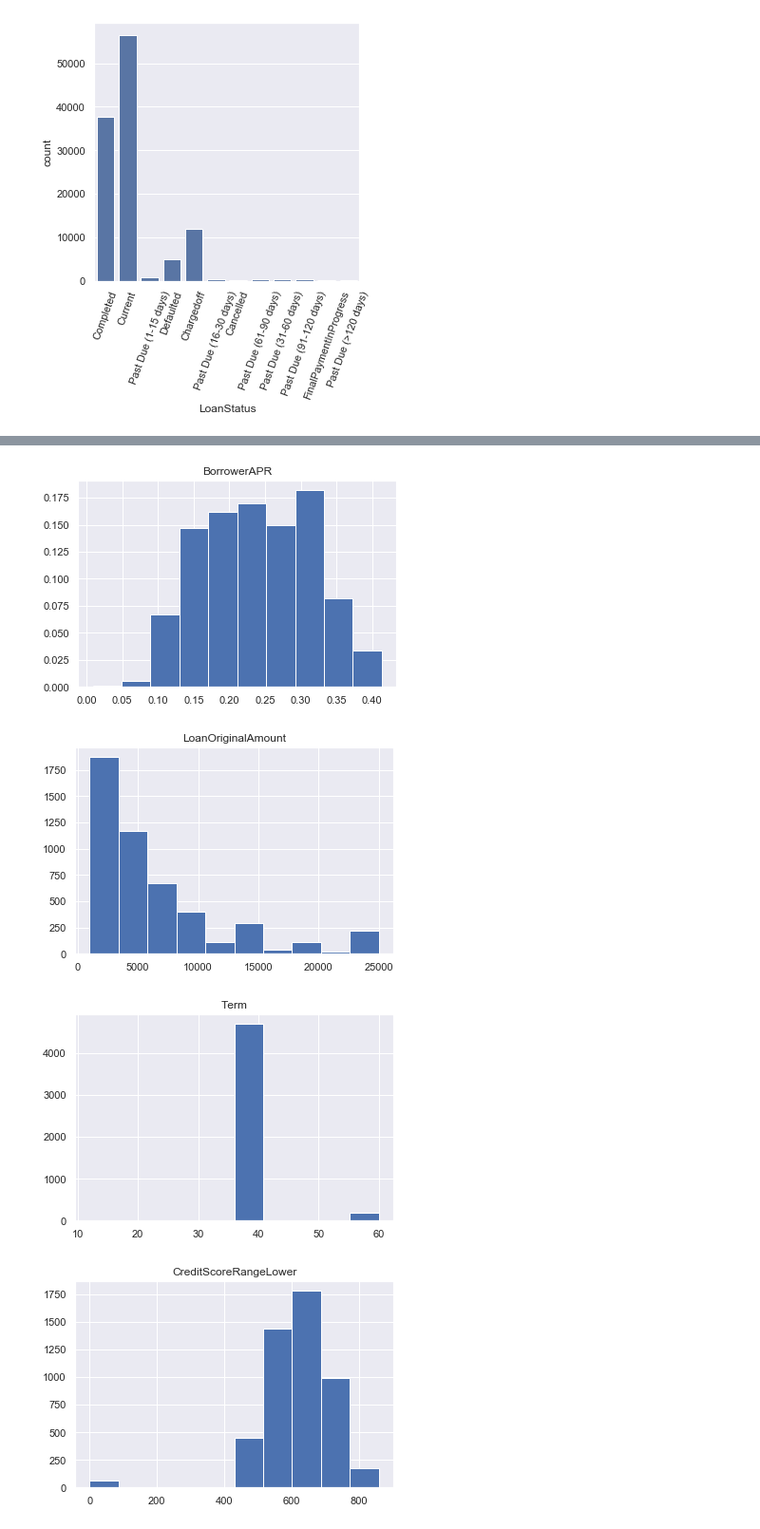
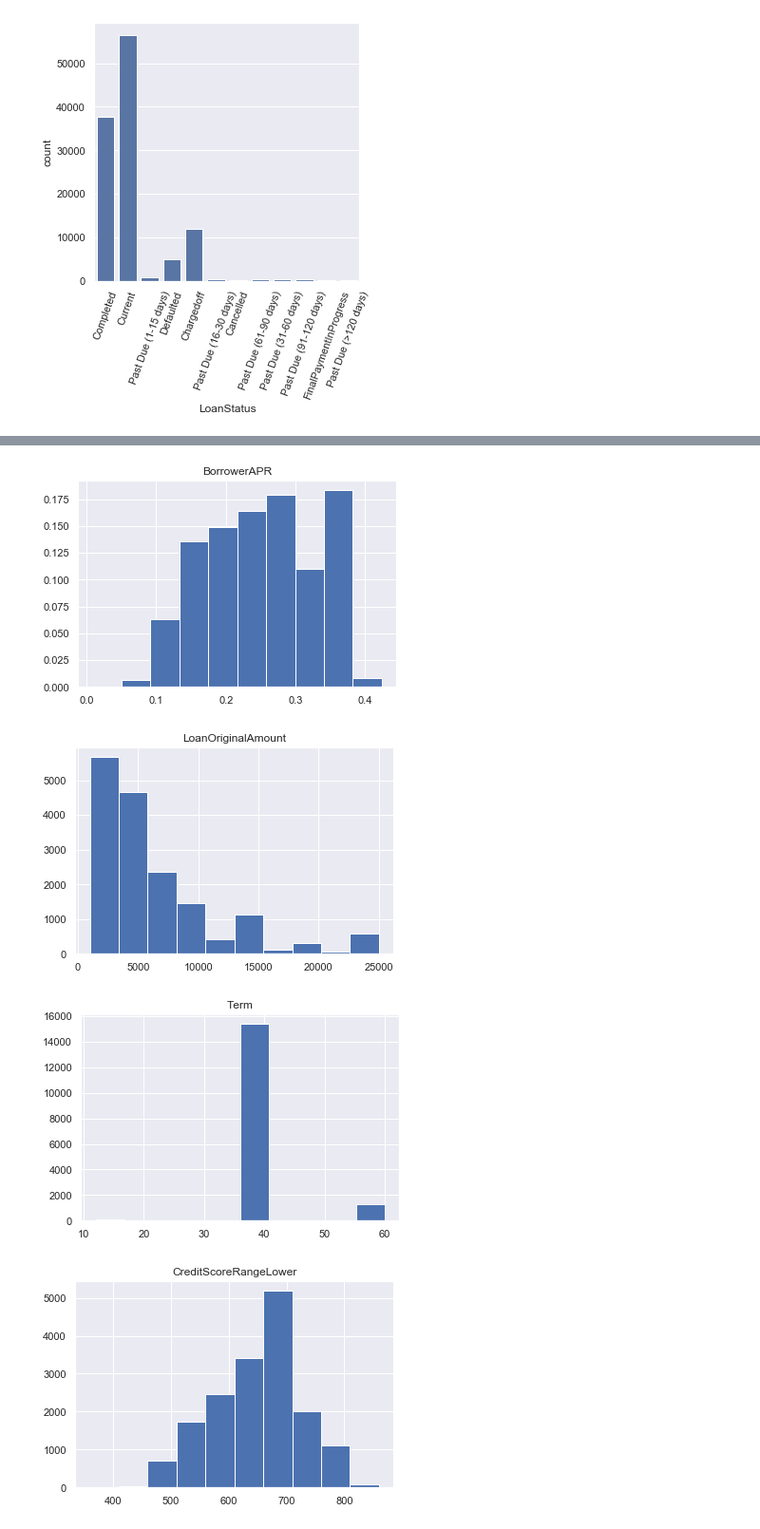
Before and after one commit to TyDataSci/LoanProsper, a Jupyter notebook: visualization.ipynb, the cells around one changed output, grey strips where cells are left out. Shown at 95% size. Saved outputs shown, nothing was run; the diff lists cells and outputs as text; code cells hidden in the pictures.

```diff
--- a/visualization.ipynb
+++ b/visualization.ipynb
@@ -42,4 +42,4 @@ Index(['ListingKey', 'ListingNumber', 'ListingCreationDate', 'CreditGrade',
       dtype='object')
 # %%
 clean_loans= clean_loans[['LoanStatus','LoanOriginalAmount', 'Term','BorrowerAPR',
-             'CreditScoreRangeLower','IncomeRange',]]
+             'CreditScoreRangeLower']]
@@ -85,0 +145,2 @@ Name: LoanStatus, dtype: int64
+# %%
+clean_loans = clean_loans.query('CreditScoreRangeLower > 0')
@@ -90,7 +171,7 @@ plt.xticks(rotation=70);
 # %% [output]
 [figure]
 # %%
-defaults = clean_loans.query("LoanStatus == 'Defaulted' ")
-defaults= defaults.drop(columns={'LoanStatus'})
-defaults
+badloans = clean_loans.query("LoanStatus == 'Defaulted' or LoanStatus == 'Chargedoff' ")
+badloans= badloans.drop(columns={'LoanStatus'})
+badloans
 # %% [output]
@@ -123,14 +203,14 @@ memory usage: 229.3+ KB
 # %%
-weights_df=np.ones(len(defaults)) / len(defaults)
+weights_df=np.ones(len(badloans)) / len(badloans)
 
 
-defaults.hist('BorrowerAPR', weights=weights_df,density=False)
-defaults.hist('LoanOriginalAmount');
-defaults.hist('Term');
-defaults.hist('CreditScoreRangeLower');
+badloans.hist('BorrowerAPR', weights=weights_df,density=False)
+badloans.hist('LoanOriginalAmount');
+badloans.hist('Term');
+badloans.hist('CreditScoreRangeLower');
 # %% [output]
-[figure, old version]
+[figure, new version]
-[figure, old version]
+[figure, new version]
-[figure, old version]
+[figure, new version]
-[figure, old version]
+[figure, new version]
 # %%
```
Also changed, not shown: parts of 27 cells of this notebook.
